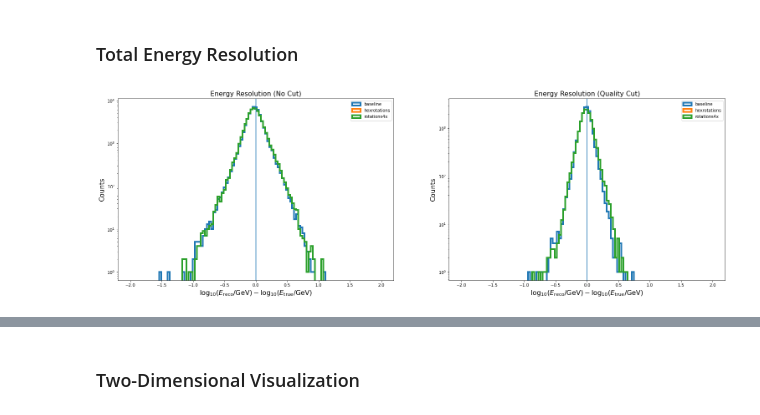
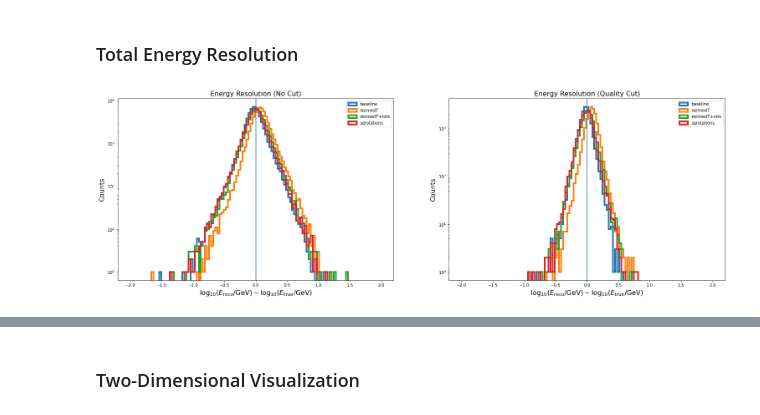
Before and after one commit to fmcnallyi3/icetop-cnn, a Jupyter notebook: base_energy_assessment.ipynb, the cells around one changed output, grey strips where cells are left out. Saved outputs shown, nothing was run; the diff lists cells and outputs as text; code cells hidden in the pictures.

```diff
--- a/base_energy_assessment.ipynb
+++ b/base_energy_assessment.ipynb
@@ -42,10 +42,10 @@ Models without parameter files: []
 # Keys you want to study
 # Available models will appear above
 
-keyList = ['baseline0', 'hexrotations0', 'rotations1']
+keyList = [ 'baseline0','normedTime0', 'normedTimeRotations1', 'rotations0']
 # Example: keyList = ['test0', 'test1']
 
-labels = {'baseline0':'baseline', 'hexrotations0':'hexrotations', 'rotations1':'rotations4x'}
+labels = {'baseline0':'baseline','normedTime0':'normedT', 'normedTimeRotations1':'normedT+rots', 'rotations0':'sqrotations'}
 # Example: labels = {'test0':'label0', 'test1':'label1'}
 
 # Automatic intake of parameters from parameter files
@@ -63,6 +70,9 @@ rotations1 : {'q': None, 't': False, 'normed': True, 'reco': 'plane', 'cosz': Fa
 ## Assessment Data
 # %%
 # Load data, x in four layers (q1, q2, t1, t2) and y as a dictionary with event-level parameters
-x, y = load_preprocessed(simPrefix, 'assessment')
+xs={}
+for key in keyList:
+        x, y = load_preprocessed(simPrefix, 'assessment')
+        xs[key]=[x,y]
 # %% [output]
 Percentage of events with a NaN: 2.68
@@ -89,8 +89,11 @@ print(x_hex.shape)
 # %%
 # Event-level parameters
 # True values
-theta, phi = y['dir'].transpose()
-theta = np.pi - theta  # Define 0 degrees as overhead
+th = {}
+for key in keyList:
+    theta, phi = xs[key][1]['dir'].transpose()
+    theta = np.pi - theta  # Define 0 degrees as overhead
+    th[key]=theta
 # %% [markdown]
 ## Notes
 
@@ -100,6 +103,7 @@ This notebook is designed to compare multiple models for beginners in machine le
 # %%
 models = {}
 recoE = {}
+energy = {}
 
 # Calculate reconstructed energies. This can take a bit, but should print out info on each key as it works
 for key in keyList:
@@ -112,19 +116,13 @@ for key in keyList:
     # Note: very sensitive to tensorflow/keras version.
     models[key] = load_model('%s/%s.h5' % (modelPrefix, key)) # Edit file path
 
-    # Code for non-hex rotations
-    if not(key.__contains__('hex')):
-        # Configure input data
-        x_i = dataPrep(x, y, **p[key])
-        comp = y['comp']
-        energy = y['energy']
-        recoE[key] = models[key].predict([x_i[0], x_i[1]]).flatten()
-    else:
-        # Configure input data
-        x_i_hex = dataPrep(x_hex, y_hex, **p[key])
-        comp_hex = y_hex['comp']
-        energy_hex = y_hex['energy']
-        recoE[key] = models[key].predict([x_i_hex[0], x_i_hex[1]]).flatten()
+     # Configure input data
+    x_i = dataPrep(xs[key][0], xs[key][1], **p[key])
+    print(x_i[0].shape)
+    comp = xs[key][1]['comp']
+    energy[key] = xs[key][1]['energy']
+    print(xs[key][1]['energy'].shape)
+    recoE[key] = models[key].predict([x_i[0], x_i[1]]).flatten()
     print('Model parameters')
     print(p[key])
 # %% [output]
@@ -168,23 +161,19 @@ ncols, nrows = len(cutNames), len(keyList)
 # %%
 histArgs = {'range':(-2,2), 'bins':121, 'histtype':'step', 'log':True, 'linewidth':4}
 fig, axs = plt.subplots(figsize=(13*ncols, 8), ncols=ncols)
 
 for i, cutName in enumerate(cutNames):
     ax = axs[i]
     for j, key in enumerate(keyList):
-        if not(key.__contains__('hex')):
-            cut = getCut(cutName, x, y, p, recoE, key)
-            ax.hist((recoE[key][cut] - energy[cut]), label=labels[key], **histArgs)
-        else:
-            cut = getCut(cutName, x_hex, y_hex, p, recoE, key)
-            ax.hist((recoE[key][cut] - energy_hex[cut]), label=labels[key], **histArgs)
+        cut = getCut(cutName, xs[key][0], xs[key][1], p, recoE, key)
+        ax.hist((recoE[key][cut] - energy[key][cut]), label=labels[key], **histArgs)
     ax.set_title('Energy Resolution (%s)' % cutName, **labelParams)
     ax.set_xlabel(r'$\log_{10}(E_{\mathrm{reco}}/\mathrm{GeV}) - \log_{10}(E_{\mathrm{true}}/\mathrm{GeV})$', **labelParams)
     ax.set_ylabel('Counts', **labelParams)
     ax.legend()
     ax.axvline()
 # %% [output]
-[figure, old version]
+[figure, new version]
 # %%
 # Plot energy resolution
 
```
Also changed, not shown: parts of 13 cells of this notebook, 18 other files.
